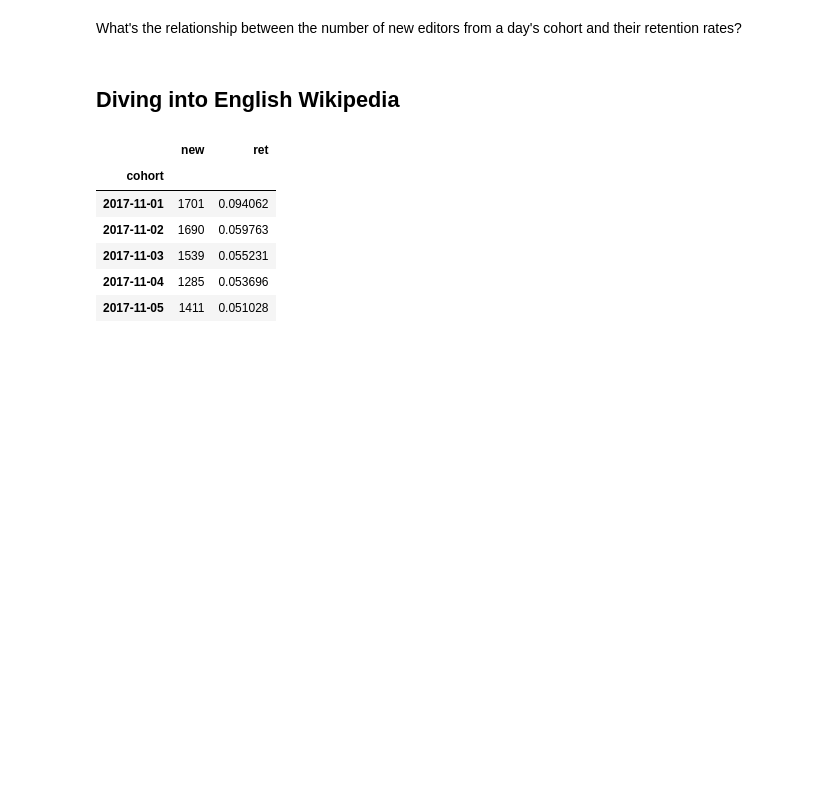
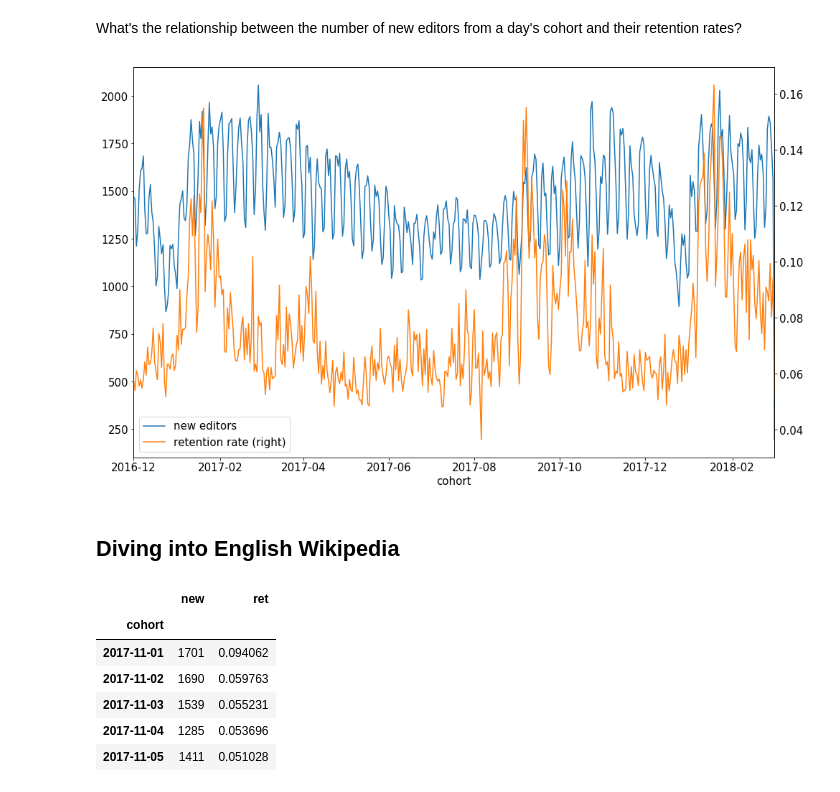
Before and after one commit to wikimedia-research/2018-01-new-editor-retention-analysis, a Jupyter notebook: analysis.ipynb, the cells around one changed output. Drawn from its saved outputs; the diff is of its cells as text; code cells hidden in the pictures; blank space fills up the shorter version.

```diff
--- a/analysis.ipynb
+++ b/analysis.ipynb
@@ -190,5 +199,10 @@ pct(global_retention(proj_ret.query("wiki != 'enwiki' and cohort == '2018-01'"))
 # %% [markdown]
 What's the relationship between the number of new editors from a day's cohort and their retention rates?
+# %%
+cohorts.first_mo.plot(label="new editors", legend=True)
+cohorts.retention.plot(secondary_y=True, label="retention rate", legend=True);
+# %% [output]
+[figure, added]
 # %% [markdown]
 ## Diving into English Wikipedia
 # %%
```
Also changed, not shown: parts of 16 cells of this notebook, 2 other files.
